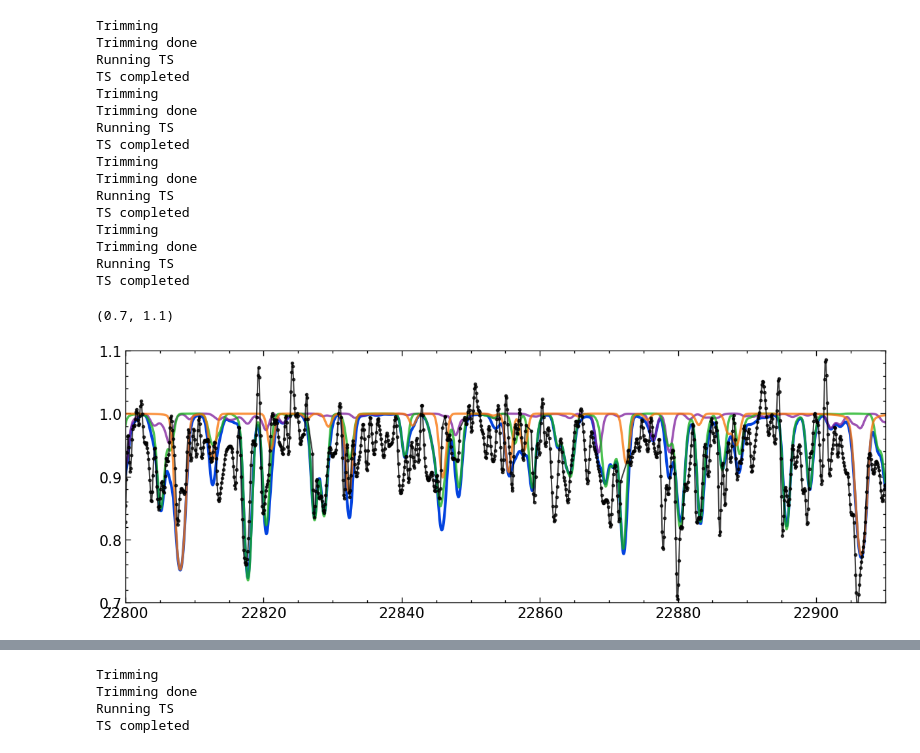
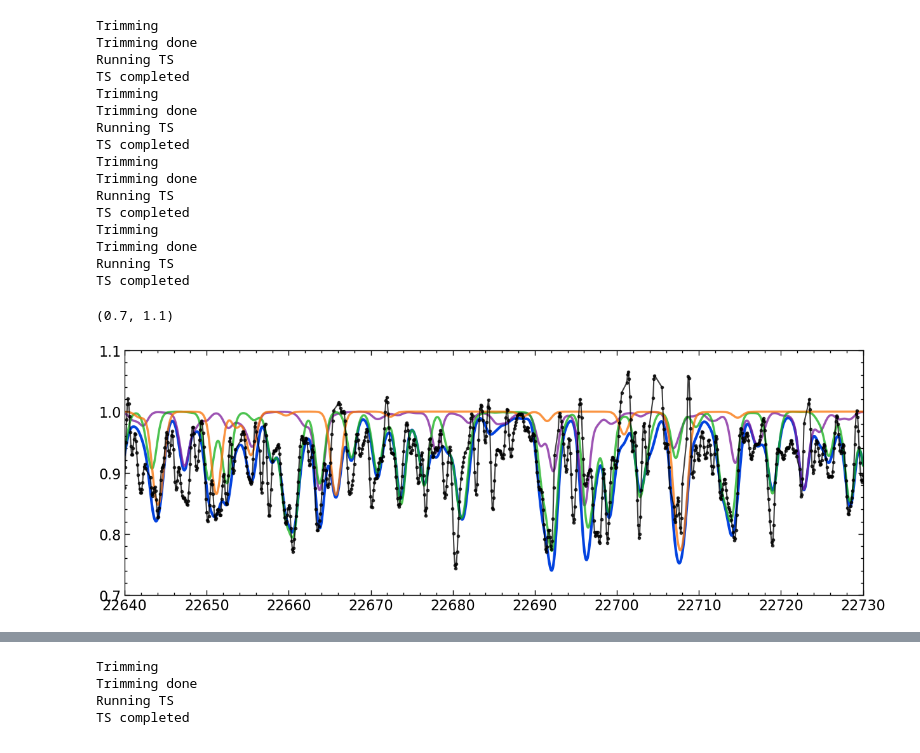
Before and after one commit to advaitmehla/TSFitPy, a Jupyter notebook: lineranges/NSV11154.ipynb, the cells around one changed output, grey strips where cells are left out. Cells and saved outputs as stored; diff of their text form; code cells hidden in the pictures.

```diff
--- a/lineranges/NSV11154.ipynb
+++ b/lineranges/NSV11154.ipynb
@@ -64,17 +64,17 @@ atmosphere_type = "1D"   # "1D" or "3D"
 nlte_flag = False
 elements_in_nlte = ["Fe", "Mg"]  # can choose several elements, used ONLY if nlte_flag = True
 
-nguess = 7.848
+nguess = 7.5
 oguess = 7.365
-element_abundances ={"H" : 7.5-12, "He" : 11.5-10.93, "C" : 8.65-8.56, "N" : nguess-7.98, "O" : oguess-8.77, "Mg":-1, "Ca":-1, "Fe":-0.8, "Si":-0.5, "S":-1, "Na": -1}
+element_abundances ={"H" : 7.5-12, "He" : 11.5-10.93, "C" : 8.9-8.56, "N" : nguess-7.98, "O" : oguess-8.77, "Mg":-0.8, "Ca":-1.54, "Fe":-0.8, "Si":-0.83, "S":-0.12, "Na": -0.85, "Ti":-1, "Co":-1, "Ni":-1}
                     #  "Fe" : -1.0, "Mg" : -1, "S" : -1, "Si": -1, "Na":-1, "Ca":-1, "Co":-1}
 rat = 7.18
 vmac = 8.0
 free_isotopes = {"8.016" : rat/(1+rat), "8.017": 0.0, "8.018": 1/(1+rat)}
 include_molecules = True
 # %%
-lmin = 22800
-lmax = 22910
+lmin = 22640
+lmax = 22730
 # element_abundances['S'] = -1
 # element_abundances['C'] = 9.75
 turbospectrum_paths["line_list_path"] = "../input_files/linelists/linelist_5500K/"
@@ -90,31 +90,31 @@ wavelength4, syntflux_atoms = plot_synthetic_data(turbospectrum_paths, teff, log
 
 plt.figure(figsize=(15, 5))
 # plt.axvline(22949.5, color='r', linestyle='--')
 # plt.plot(wavelength, flux_c2, 'xkcd:green', lw = 2, alpha = 0.6)
 plt.plot(wavelength, flux, 'xkcd:blue', lw = 3,  label="Synthetic")
 plt.plot(wavelength, syntflux_C2, lw = 2.5, c = 'xkcd:purple', alpha = 0.76, label = r"C$_2$")
 plt.plot(wavelength, syntflux_CN, lw = 2.5, c = 'xkcd:green', alpha = 0.76, label = r"CN")
 plt.plot(wavelength, syntflux_atoms, lw = 2.5, c = 'xkcd:orange', alpha = 0.76, label = r"atoms")
 # plt.errorbar(obs_wave, obs_flux, yerr=obs_err, fmt="none", ecolor="gray", alpha=0.5)
 plt.plot(wavecorr*1e4, fluxcorr, "k.-", alpha=0.75, lw =1.5 ,  label="Observed")
 plt.xlim(lmin, lmax)
 plt.ylim(0.7, 1.1)
 # %% [output]
 Trimming
 Trimming done
 Running TS
 TS completed
 Trimming
 Trimming done
 Running TS
 TS completed
 Trimming
 Trimming done
 Running TS
 TS completed
 Trimming
 Trimming done
 Running TS
 TS completed
 (0.7, 1.1)
-[figure, old version]
+[figure, new version]
```
Also changed, not shown: parts of 13 cells of this notebook, 34 other files.
